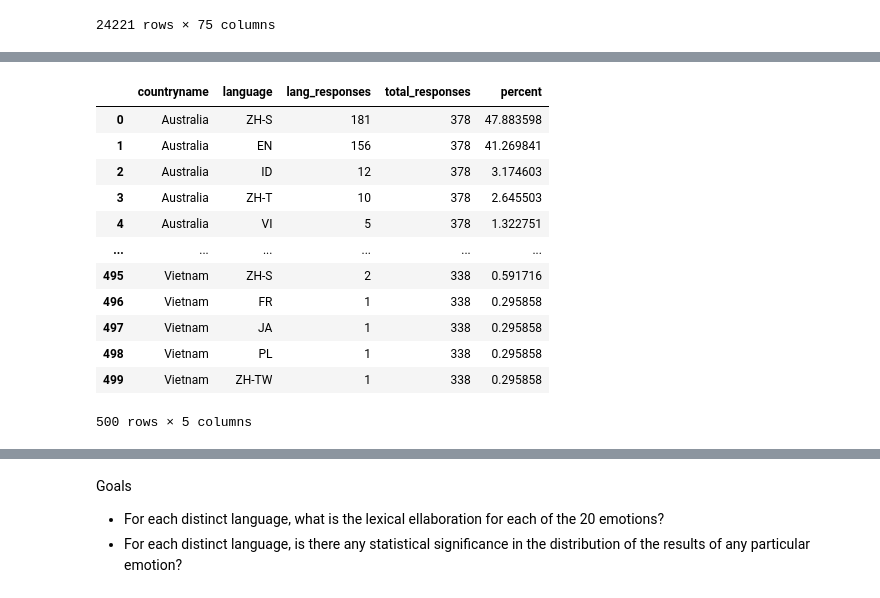
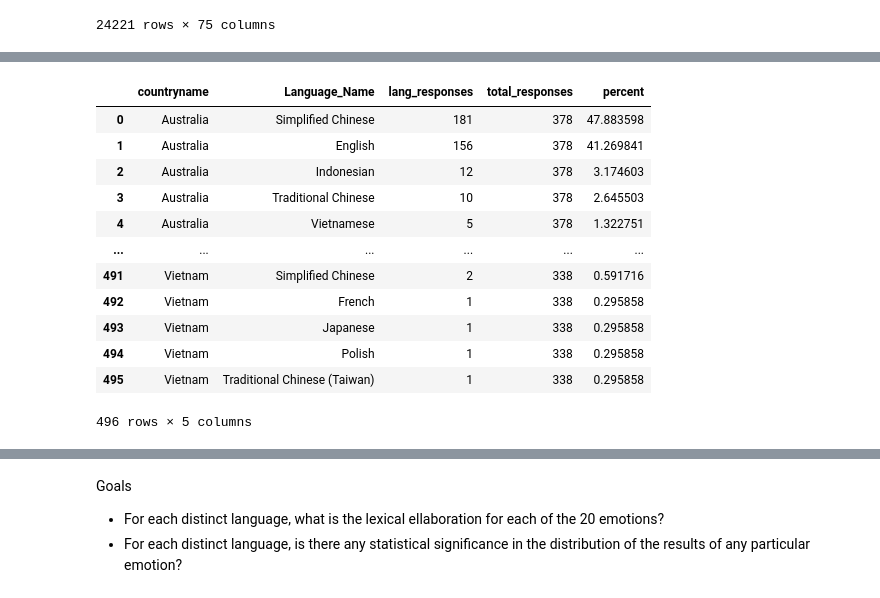
Before and after one commit to AsherKtech/hypocognition, a Jupyter notebook: notebooks/MAX_sun_covid.ipynb, the cells around one changed output, grey strips where cells are left out. Saved outputs shown, nothing was run; the diff lists cells and outputs as text; code cells hidden in the pictures.

Commit message:
[cleaned up the sun_covid notebook]

```diff
--- a/notebooks/MAX_sun_covid.ipynb
+++ b/notebooks/MAX_sun_covid.ipynb
@@ -26,5 +26,11 @@ Covid51countries
 | 24220 | 92 | Kenya | 24/04/2020 00:31 | 24/04/2020 00:42 | 0.0 | 100.0 | 700.0 | 1.0 | 24/04/2020 00:42 | ... |
 24221 rows × 75 columns
 # %%
-mask = (Covid51countries["countryname"] == "Spain") & (Covid51countries["language"] == "ES")
-Covid51countries.loc[mask, "language"] = "ES-ES"
+# combine Spanish and Spanish(spain) for spain
+# mask = (Covid51countries["countryname"] == "Spain") & (Covid51countries["language"] == "ES")
+# Covid51countries.loc[mask, "language"] = "ES-ES"
+# %%
+# add language names to the df
+lang_names = pd.read_csv(Path("~/Projects/hypocognition/data/external/lang_names.csv"))
+Covid51countries = Covid51countries.merge(lang_names, left_on="language", right_on="Code", how="left")
+Covid51countries
@@ -31,36 +51,41 @@ Covid51countries.loc[mask, "language"] = "ES-ES"
+# %%
+# merge croatian, bosnian and serbian
+scb = ["Serbian", "Croatian", "Bosnian"]
+Covid51countries = Covid51countries.drop(columns=['language'])
+Covid51countries.loc[Covid51countries["Language_Name"].isin(scb), "Language_Name"] = "Serbian-Croatian-Bosnian"
 # %%
 # We want to use on only one language of responses for each country
 # Further, that language cannot be English
 
 # Calculate the number of responses for each country
 country_response_count = pd.DataFrame(Covid51countries[['countryname', 'ISO3']].value_counts())
 
 #collect the languages which people used to respond from each country
-languages_per_country = Covid51countries.groupby('countryname')['language'].value_counts().reset_index(name="count")
+languages_per_country = Covid51countries.groupby('countryname')['Language_Name'].value_counts().reset_index(name="count")
 
 # mereg num resposes to languages people used
 languages_per_country = languages_per_country.merge(
     country_response_count,
     on="countryname",
     how="left"
 )
 
 # Clean up
 languages_per_country = languages_per_country.rename(columns={"count_x": "lang_responses", "count_y": "total_responses"})
 languages_per_country["percent"] = languages_per_country["lang_responses"] / languages_per_country["total_responses"] * 100
 
 languages_per_country
 # %% [output]
-|  | countryname | language | lang_responses | total_responses | percent |
-| 0 | Australia | ZH-S | 181 | 378 | 47.883598 |
-| 1 | Australia | EN | 156 | 378 | 41.269841 |
-| 2 | Australia | ID | 12 | 378 | 3.174603 |
-| 3 | Australia | ZH-T | 10 | 378 | 2.645503 |
-| 4 | Australia | VI | 5 | 378 | 1.322751 |
+|  | countryname | Language_Name | lang_responses | total_responses | percent |
+| 0 | Australia | Simplified Chinese | 181 | 378 | 47.883598 |
+| 1 | Australia | English | 156 | 378 | 41.269841 |
+| 2 | Australia | Indonesian | 12 | 378 | 3.174603 |
+| 3 | Australia | Traditional Chinese | 10 | 378 | 2.645503 |
+| 4 | Australia | Vietnamese | 5 | 378 | 1.322751 |
 | ... | ... | ... | ... | ... | ... |
-| 495 | Vietnam | ZH-S | 2 | 338 | 0.591716 |
-| 496 | Vietnam | FR | 1 | 338 | 0.295858 |
-| 497 | Vietnam | JA | 1 | 338 | 0.295858 |
-| 498 | Vietnam | PL | 1 | 338 | 0.295858 |
-| 499 | Vietnam | ZH-TW | 1 | 338 | 0.295858 |
+| 491 | Vietnam | Simplified Chinese | 2 | 338 | 0.591716 |
+| 492 | Vietnam | French | 1 | 338 | 0.295858 |
+| 493 | Vietnam | Japanese | 1 | 338 | 0.295858 |
+| 494 | Vietnam | Polish | 1 | 338 | 0.295858 |
+| 495 | Vietnam | Traditional Chinese (Taiwan) | 1 | 338 | 0.295858 |
-500 rows × 5 columns
+496 rows × 5 columns
```
Also changed, not shown: parts of 68 cells of this notebook, 2 other files.
